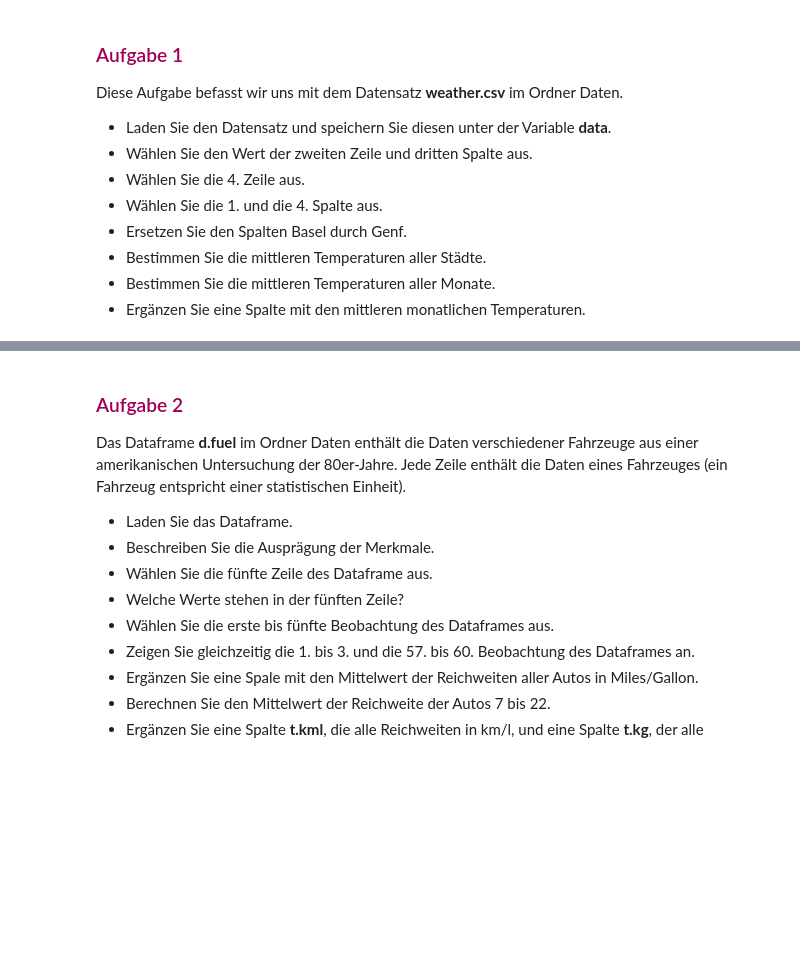
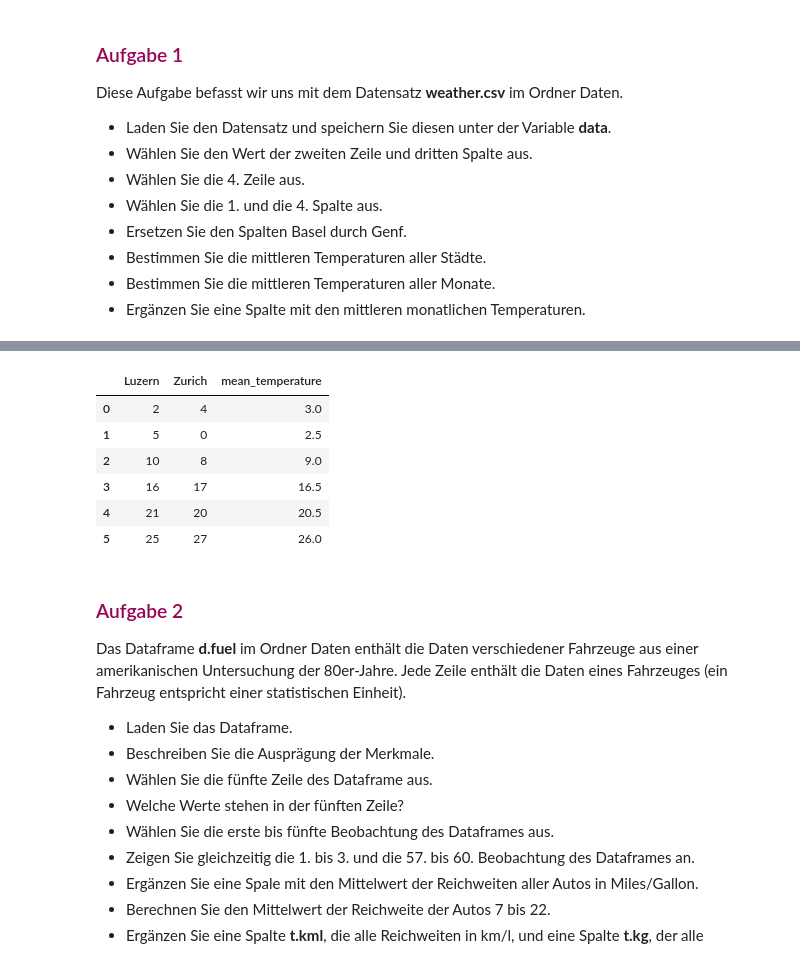
Before and after one commit to linomeyer/HSLU-ASTAT, a Jupyter notebook: SW01/SW01.ipynb, the cells around one changed output, grey strips where cells are left out. Drawn from its saved outputs; the diff is of its cells as text; code cells hidden in the pictures; blank space fills up the shorter version.

```diff
--- a/SW01/SW01.ipynb
+++ b/SW01/SW01.ipynb
@@ -409,4 +416,5 @@ Diese Aufgabe befasst wir uns mit dem Datensatz **weather.csv** im Ordner Daten.
 - Bestimmen Sie die mittleren Temperaturen aller Monate.
 - Ergänzen Sie eine Spalte mit den mittleren monatlichen Temperaturen.
 # %%
-# To do!
+data = pd.read_csv("Daten/weather.csv")
+data
@@ -413,3 +462,14 @@ Diese Aufgabe befasst wir uns mit dem Datensatz **weather.csv** im Ordner Daten.
+# %%
+data["mean_temperature"] = data.mean(axis = 1)
+data
+# %% [output]
+|  | Luzern | Zurich | mean_temperature |
+| 0 | 2 | 4 | 3.0 |
+| 1 | 5 | 0 | 2.5 |
+| 2 | 10 | 8 | 9.0 |
+| 3 | 16 | 17 | 16.5 |
+| 4 | 21 | 20 | 20.5 |
+| 5 | 25 | 27 | 26.0 |
 # %% [markdown]
 ### <span style="color:rgb(160,0,86)">Aufgabe 2</span>
 
```
Also changed, not shown: parts of 50 cells of this notebook.
